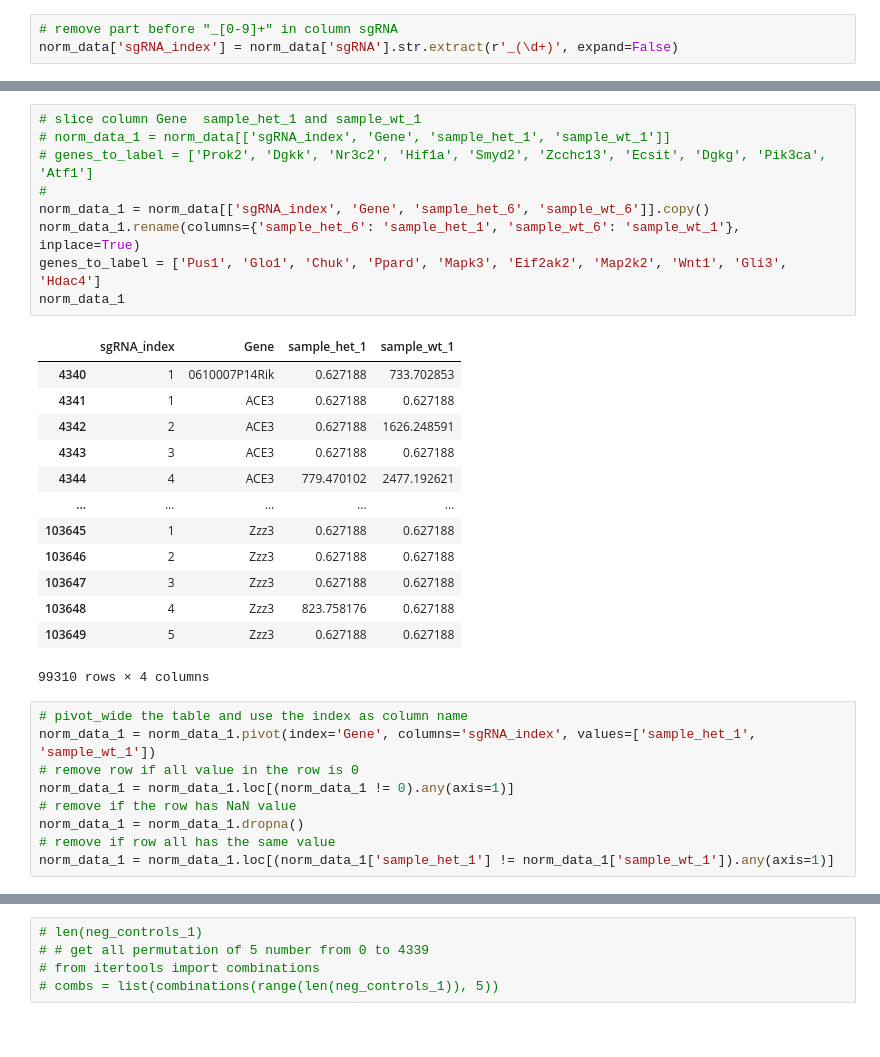
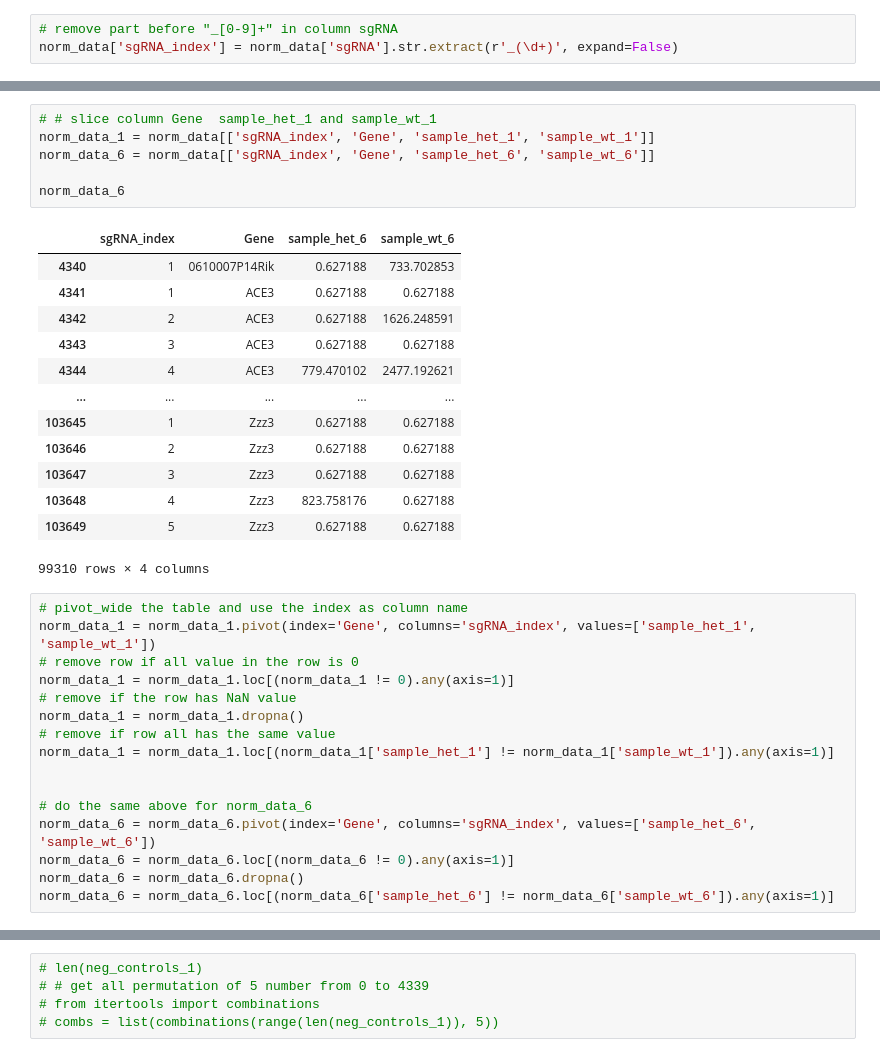
Before and after one commit to FDUguchunhui/crispr, a Jupyter notebook: notebook/analysis/wilcoxon_test.ipynb, the cells around one changed output, grey strips where cells are left out. Drawn from its saved outputs; the diff is of its cells as text.

```diff
--- a/notebook/analysis/wilcoxon_test.ipynb
+++ b/notebook/analysis/wilcoxon_test.ipynb
@@ -64,14 +65,11 @@ norm_data
 # %%
-# slice column Gene  sample_het_1 and sample_wt_1
-# norm_data_1 = norm_data[['sgRNA_index', 'Gene', 'sample_het_1', 'sample_wt_1']]
-# genes_to_label = ['Prok2', 'Dgkk', 'Nr3c2', 'Hif1a', 'Smyd2', 'Zcchc13', 'Ecsit', 'Dgkg', 'Pik3ca', 'Atf1']
-#
-norm_data_1 = norm_data[['sgRNA_index', 'Gene', 'sample_het_6', 'sample_wt_6']].copy()
-norm_data_1.rename(columns={'sample_het_6': 'sample_het_1', 'sample_wt_6': 'sample_wt_1'}, inplace=True)
-genes_to_label = ['Pus1', 'Glo1', 'Chuk', 'Ppard', 'Mapk3', 'Eif2ak2', 'Map2k2', 'Wnt1', 'Gli3', 'Hdac4']
-norm_data_1
+# # slice column Gene  sample_het_1 and sample_wt_1
+norm_data_1 = norm_data[['sgRNA_index', 'Gene', 'sample_het_1', 'sample_wt_1']]
+norm_data_6 = norm_data[['sgRNA_index', 'Gene', 'sample_het_6', 'sample_wt_6']]
+
+norm_data_6
 # %% [output]
-|  | sgRNA_index | Gene | sample_het_1 | sample_wt_1 |
+|  | sgRNA_index | Gene | sample_het_6 | sample_wt_6 |
 | 4340 | 1 | 0610007P14Rik | 0.627188 | 733.702853 |
 | 4341 | 1 | ACE3 | 0.627188 | 0.627188 |
 | 4342 | 2 | ACE3 | 0.627188 | 1626.248591 |
@@ -93,3 +91,10 @@ norm_data_1 = norm_data_1.loc[(norm_data_1 != 0).any(axis=1)]
 norm_data_1 = norm_data_1.dropna()
 # remove if row all has the same value
 norm_data_1 = norm_data_1.loc[(norm_data_1['sample_het_1'] != norm_data_1['sample_wt_1']).any(axis=1)]
+
+
+# do the same above for norm_data_6
+norm_data_6 = norm_data_6.pivot(index='Gene', columns='sgRNA_index', values=['sample_het_6', 'sample_wt_6'])
+norm_data_6 = norm_data_6.loc[(norm_data_6 != 0).any(axis=1)]
+norm_data_6 = norm_data_6.dropna()
+norm_data_6 = norm_data_6.loc[(norm_data_6['sample_het_6'] != norm_data_6['sample_wt_6']).any(axis=1)]
```
Also changed, not shown: parts of 43 cells of this notebook, 1 other file.
